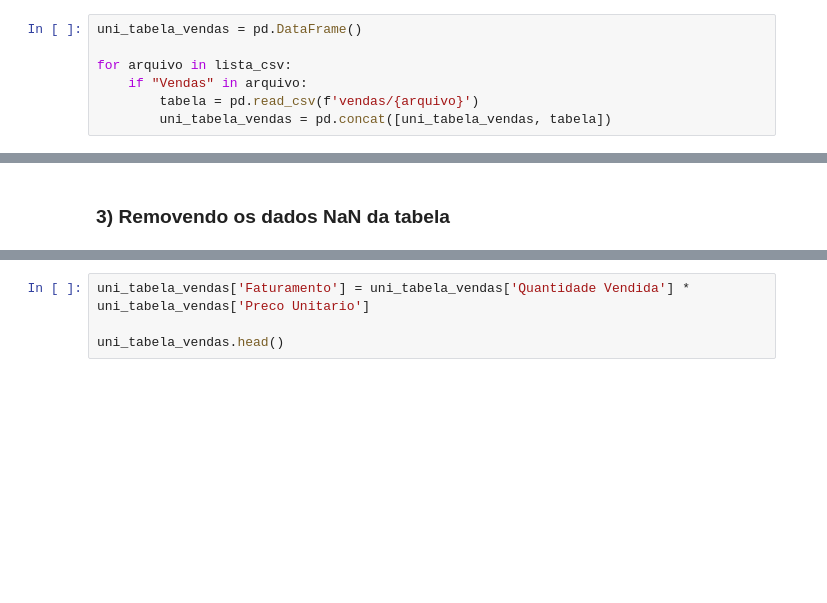
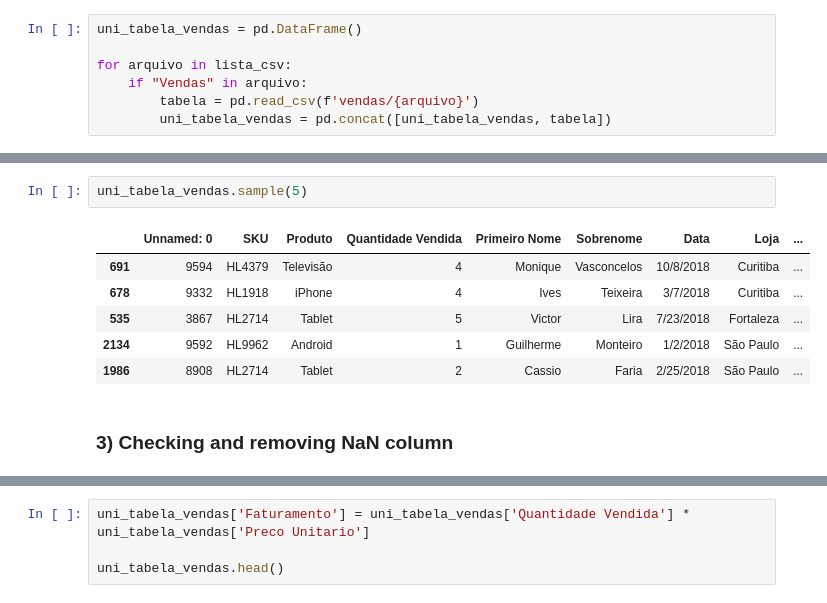
Before and after one commit to FilipeCamara/analise-de-vendas, a Jupyter notebook: sales-analysis.ipynb, the cells around one changed output, grey strips where cells are left out. Cells and saved outputs as stored; diff of their text form; blank space fills up the shorter version.

```diff
--- a/sales-analysis.ipynb
+++ b/sales-analysis.ipynb
@@ -63,5 +43,14 @@ display(uni_tabela_vendas)
-# %% [markdown]
-### 3) Removendo os dados NaN da tabela
+# %%
+uni_tabela_vendas.sample(5)
+# %% [output]
+|  | Unnamed: 0 | SKU | Produto | Quantidade Vendida | Primeiro Nome | Sobrenome | Data | Loja | ... |
+| 691 | 9594 | HL4379 | Televisão | 4 | Monique | Vasconcelos | 10/8/2018 | Curitiba | ... |
+| 678 | 9332 | HL1918 | iPhone | 4 | Ives | Teixeira | 3/7/2018 | Curitiba | ... |
+| 535 | 3867 | HL2714 | Tablet | 5 | Victor | Lira | 7/23/2018 | Fortaleza | ... |
+| 2134 | 9592 | HL9962 | Android | 1 | Guilherme | Monteiro | 1/2/2018 | São Paulo | ... |
+| 1986 | 8908 | HL2714 | Tablet | 2 | Cassio | Faria | 2/25/2018 | São Paulo | ... |
+# %% [markdown]
+### 3) Checking and removing NaN column
 # %%
 uni_tabela_vendas.isna().sum()
 # %% [output]
```
Also changed, not shown: parts of 26 cells of this notebook, 3 other files.
